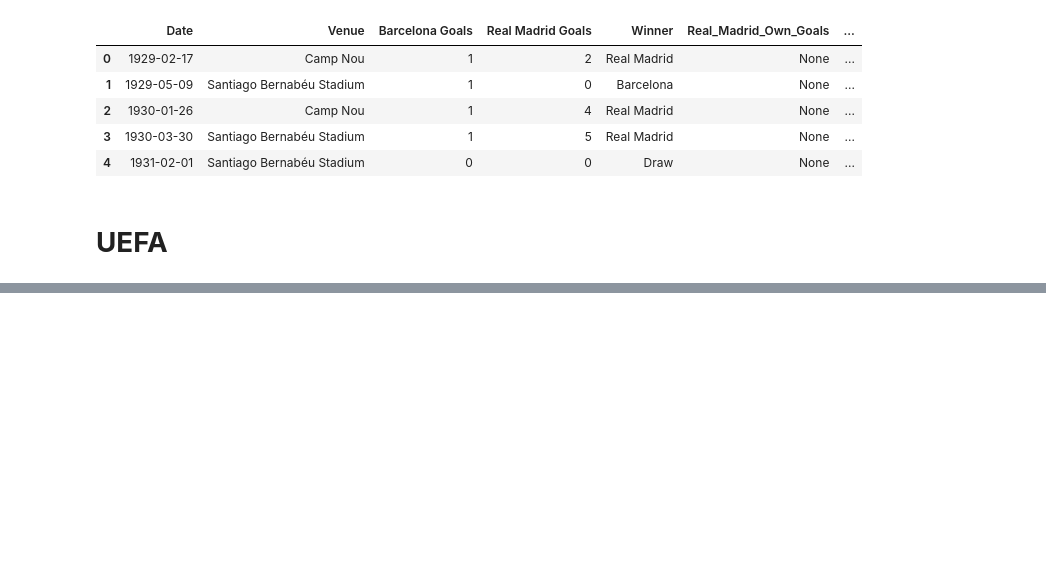
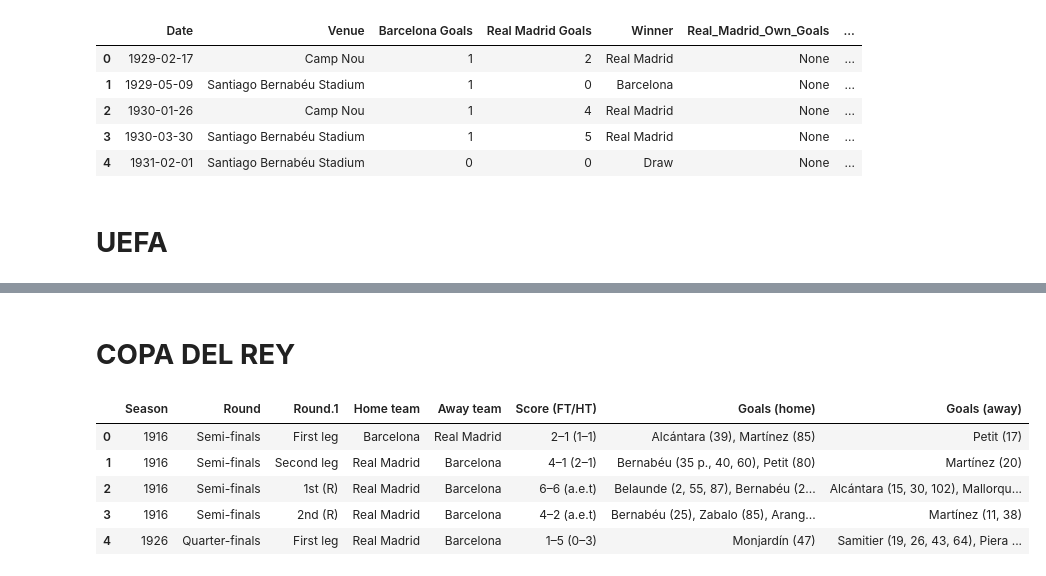
Before and after one commit to sk7-dev/Data_Analysis_and_Modelling, a Jupyter notebook: Python/web_scraping/el_clasico/eda.ipynb, the cells around one changed output, grey strips where cells are left out. Drawn from its saved outputs; the diff is of its cells as text; code cells hidden in the pictures; blank space fills up the shorter version.

```diff
--- a/Python/web_scraping/el_clasico/eda.ipynb
+++ b/Python/web_scraping/el_clasico/eda.ipynb
@@ -193,0 +272,14 @@ df.head()
+# %% [markdown]
+# **COPA DEL REY**
+# %%
+file = pd.read_csv("Datasets/el_clasico_matches_copa_del_rey.csv")
+df = pd.DataFrame(file)
+# %%
+df.head()
+# %% [output]
+|  | Season | Round | Round.1 | Home team | Away team | Score (FT/HT) | Goals (home) | Goals (away) |
+| 0 | 1916 | Semi-finals | First leg | Barcelona | Real Madrid | 2–1 (1–1) | Alcántara (39), Martínez (85) | Petit (17) |
+| 1 | 1916 | Semi-finals | Second leg | Real Madrid | Barcelona | 4–1 (2–1) | Bernabéu (35 p., 40, 60), Petit (80) | Martínez (20) |
+| 2 | 1916 | Semi-finals | 1st (R) | Real Madrid | Barcelona | 6–6 (a.e.t) | Belaunde (2, 55, 87), Bernabéu (2... | Alcántara (15, 30, 102), Mallorqu... |
+| 3 | 1916 | Semi-finals | 2nd (R) | Real Madrid | Barcelona | 4–2 (a.e.t) | Bernabéu (25), Zabalo (85), Arang... | Martínez (11, 38) |
+| 4 | 1926 | Quarter-finals | First leg | Real Madrid | Barcelona | 1–5 (0–3) | Monjardín (47) | Samitier (19, 26, 43, 64), Piera ... |
```
Also changed, not shown: parts of 51 cells of this notebook, 7 other files.
